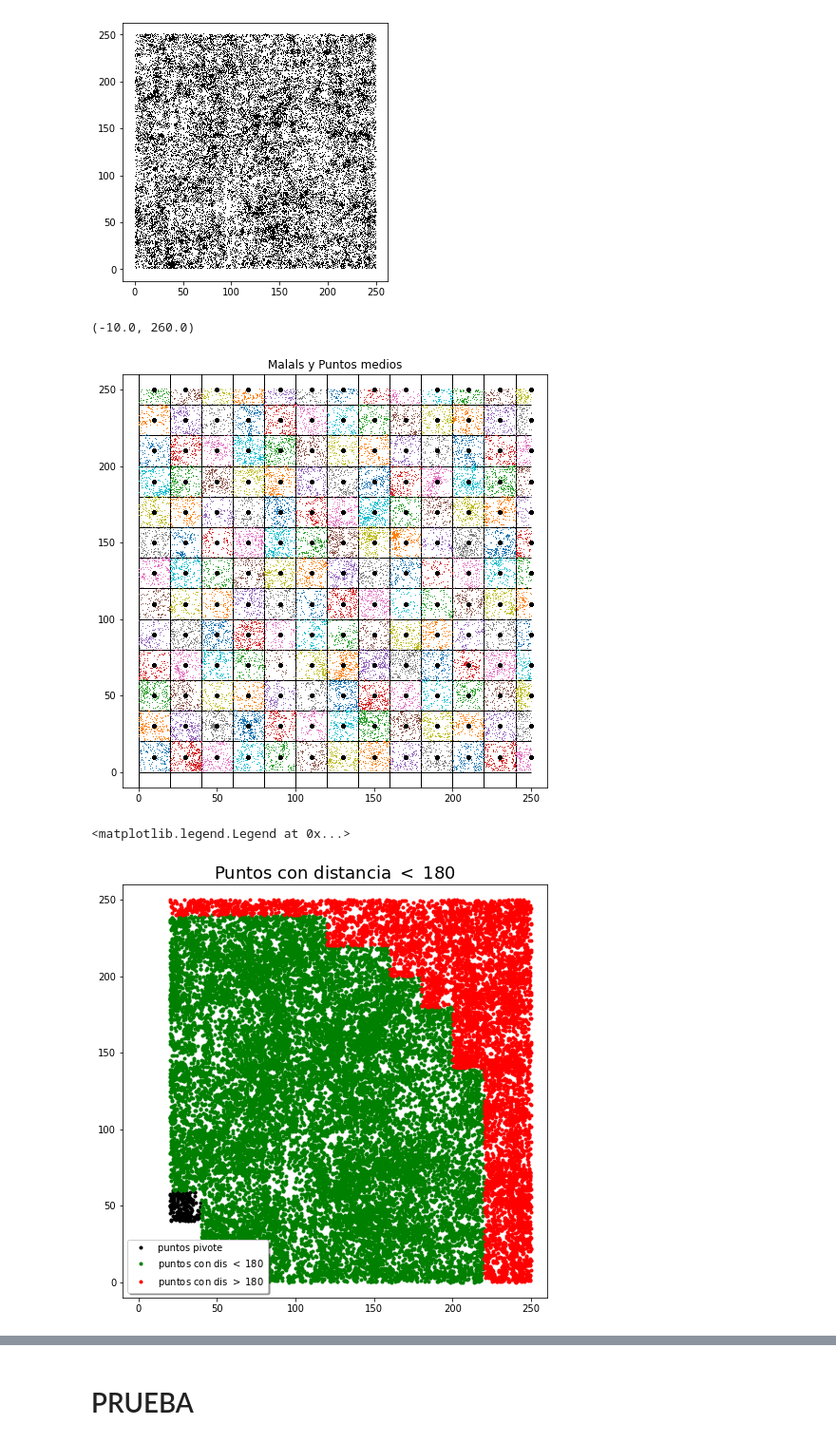
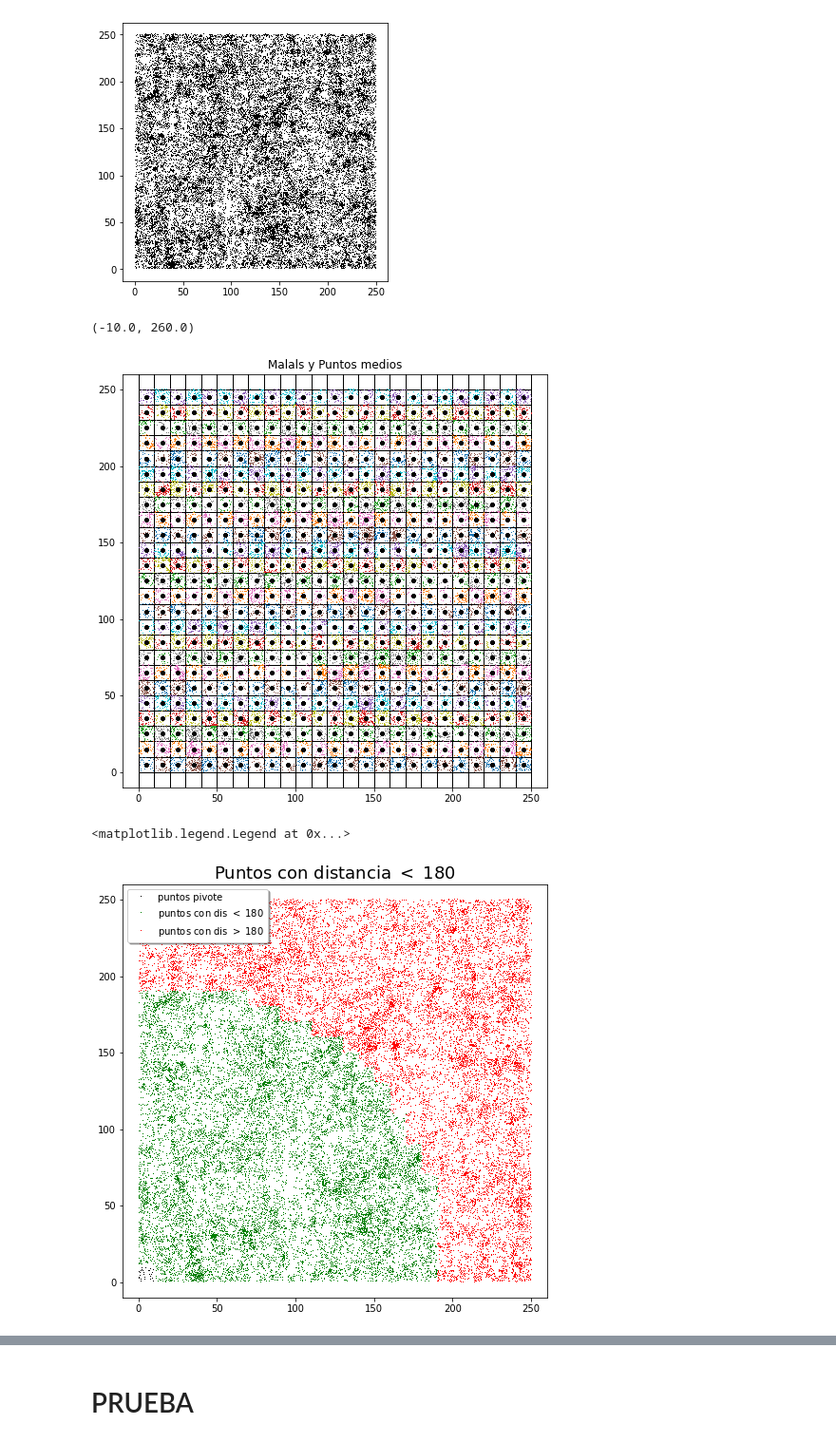
Before and after one commit to Oscar2401/funcion_correlacion, a Jupyter notebook: pythons/metodo_malla.ipynb, the cells around one changed output, grey strips where cells are left out. Shown at 95% size. Saved outputs shown, nothing was run; the diff lists cells and outputs as text; code cells hidden in the pictures.

```diff
--- a/pythons/metodo_malla.ipynb
+++ b/pythons/metodo_malla.ipynb
@@ -15,7 +15,7 @@ plt.plot(data[:,0],data[:,1],'k,')
 [<matplotlib.lines.Line2D at 0x...>]
 [figure]
 # %%
-tam = 20
+tam = 10
 x = [i for i in range(math.floor(np.min(data[:,0])),math.ceil(np.max(data[:,0]))+tam,tam)]
 y = [i for i in range(math.floor(np.min(data[:,1])),math.ceil(np.max(data[:,1]))+tam,tam)]
 # %%
@@ -46,32 +46,32 @@ plt.xlim(-10,260)
 plt.ylim(-10,260)
 # %% [output]
 (-10.0, 260.0)
-[figure, old version]
+[figure, new version]
 # %%
-i = 15
+i = 0
 dis_max = 180
 
 pm = tam/2
 s = puntom[i]-puntom[i+1:]
 dx = puntom[i][0]-puntom[i+1:][:,0]
 dy = puntom[i][1]-puntom[i+1:][:,1]
 m = np.abs(dy/dx)
 dis = np.zeros_like(s[:,0])
 dis[m<1] = np.sqrt(s[m<1][:,0]**2+s[m<1][:,1]**2)*(1-(2*pm/np.abs(dx[m<1])))
 dis[m>1] = np.sqrt(s[m>1][:,0]**2+s[m>1][:,1]**2)*(1-(2*pm/np.abs(dy[m>1])))
 dis[m==1.] = np.sqrt(s[m==1.][:,0]**2+s[m==1.][:,1]**2)-(2*pm*np.sqrt(2))
 
 pp =np.concatenate(np.array(mallas[i+1:],dtype=object)[dis<dis_max])
 pp_ =np.concatenate(np.array(mallas[i+1:],dtype=object)[dis>=dis_max])
 
 fig = plt.figure(figsize=(8,8))
-plt.plot(mallas[i][:,0],mallas[i][:,1],'k.',label='puntos pivote')
-plt.plot(pp[:,0],pp[:,1],'g.',label='puntos con dis $<$ {0}'.format(dis_max))
-plt.plot(pp_[:,0],pp_[:,1],'r.',label='puntos con dis $>$ {0}'.format(dis_max))
+plt.plot(mallas[i][:,0],mallas[i][:,1],'k,',label='puntos pivote')
+plt.plot(pp[:,0],pp[:,1],'g,',label='puntos con dis $<$ {0}'.format(dis_max))
+plt.plot(pp_[:,0],pp_[:,1],'r,',label='puntos con dis $>$ {0}'.format(dis_max))
 plt.xlim(-10,260)
 plt.ylim(-10,260)
 plt.title('Puntos con distancia $<$ {0}'.format(dis_max),fontsize=18)
 plt.legend(shadow=True, fontsize='10')
 # %% [output]
 <matplotlib.legend.Legend at 0x...>
-[figure, old version]
+[figure, new version]
```
Also changed, not shown: parts of 5 cells of this notebook.
